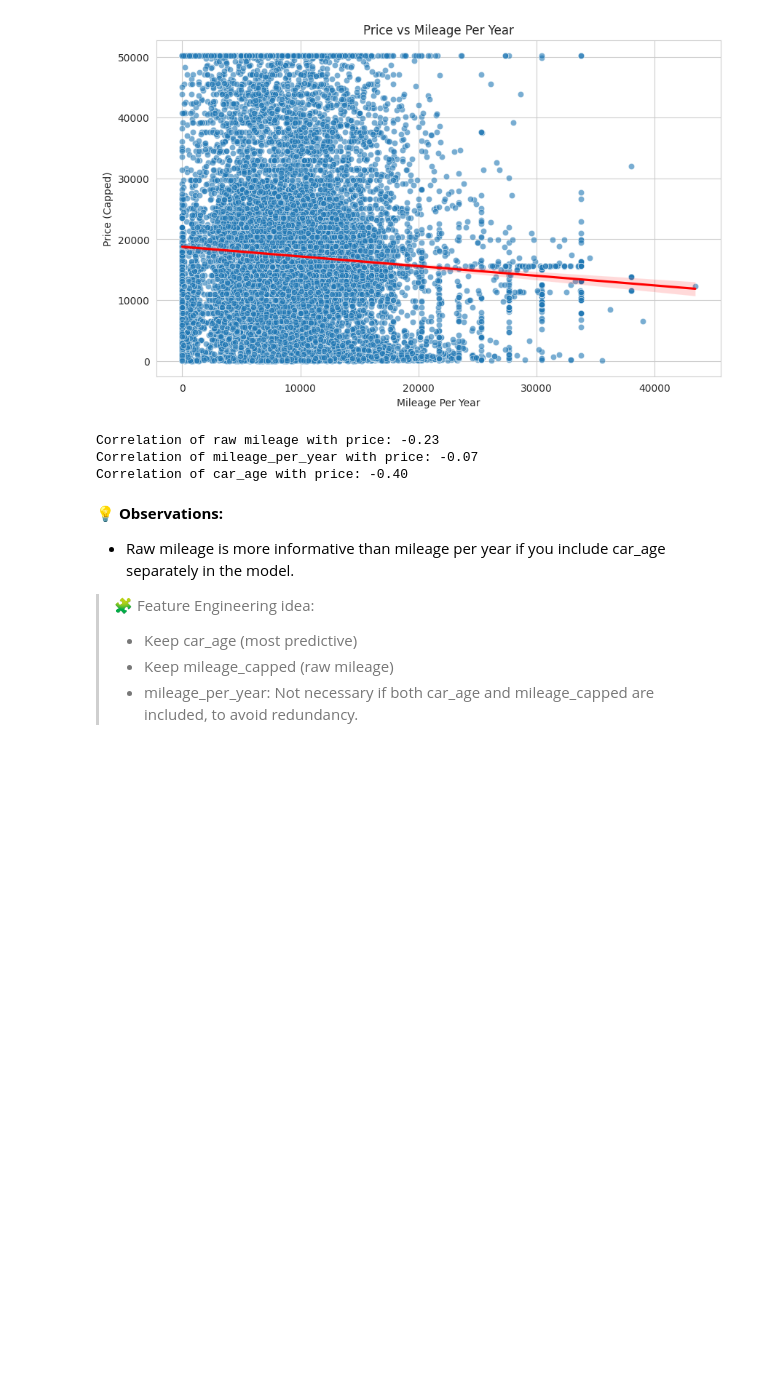
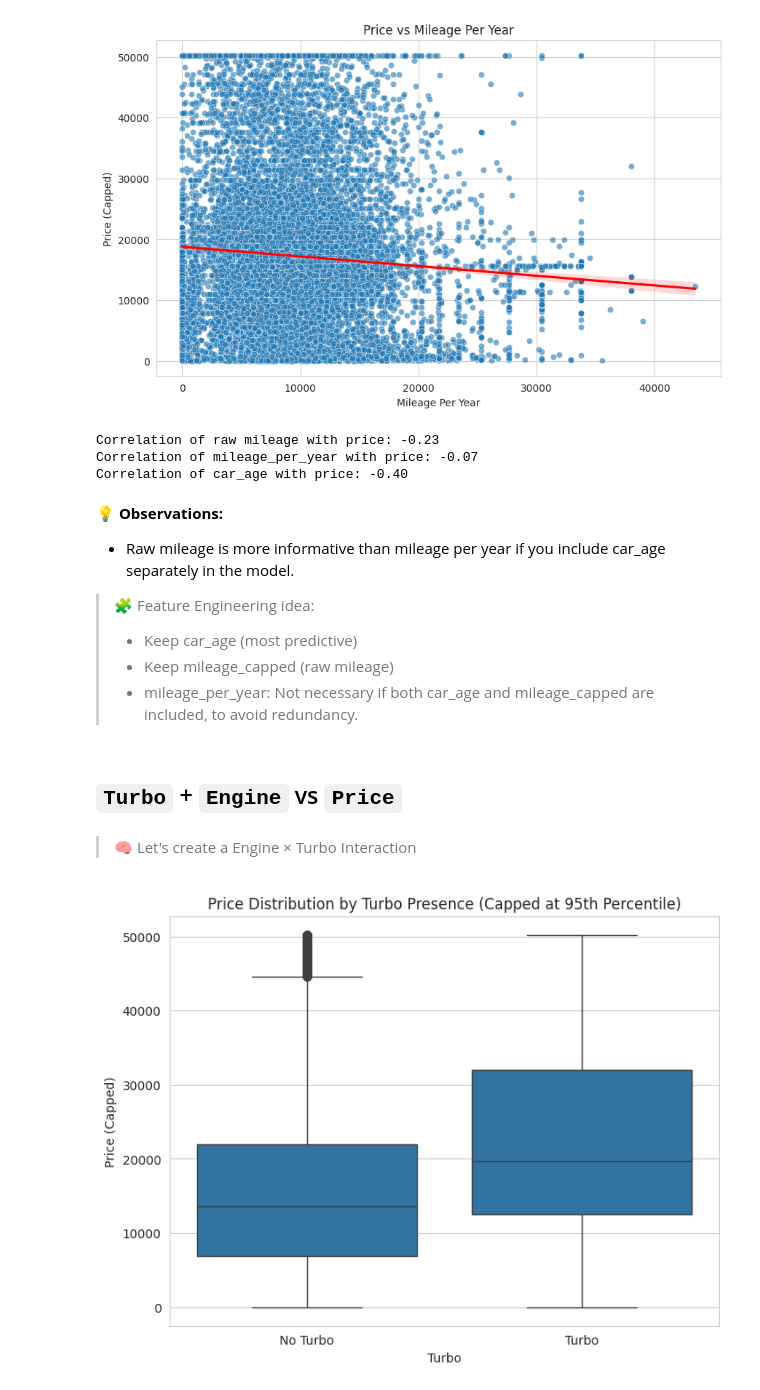
Before and after one commit to Mithula-cbw/Car-Price-Prediction, a Jupyter notebook: notebooks/Group_11_02_Descriptive_Analytics_and_EDA.ipynb, the cells around one changed output. Drawn from its saved outputs; the diff is of its cells as text; code cells hidden in the pictures; blank space fills up the shorter version.

Commit message:
engine volume vs price

```diff
--- a/notebooks/Group_11_02_Descriptive_Analytics_and_EDA.ipynb
+++ b/notebooks/Group_11_02_Descriptive_Analytics_and_EDA.ipynb
@@ -1566,3 +1566,23 @@ Correlation of car_age with price: -0.40
 > - Keep car_age (most predictive)
 > - Keep mileage_capped (raw mileage)
 > - mileage_per_year: Not necessary if both car_age and mileage_capped are included, to avoid redundancy.
+# %% [markdown]
+## `Turbo` + `Engine` vs `Price`
+# %% [markdown]
+> 🧠 Let's create a Engine × Turbo Interaction
+# %%
+# Convert turbo to binary.
+df['turbo_flag'] = df['turbo'].astype(int)
+
+# Engine × Turbo interaction
+df['engine_turbo'] = df['engine_volume'] * df['turbo_flag']
+# %%
+plt.figure(figsize=(8,6))
+sns.boxplot(data=df, x='turbo_flag', y='price_capped')
+plt.xticks([0,1], ['No Turbo', 'Turbo'])
+plt.title('Price Distribution by Turbo Presence (Capped at 95th Percentile)')
+plt.xlabel('Turbo')
+plt.ylabel('Price (Capped)')
+plt.show()
+# %% [output]
+[figure, added]
```
Also changed, not shown: parts of 5 cells of this notebook.
